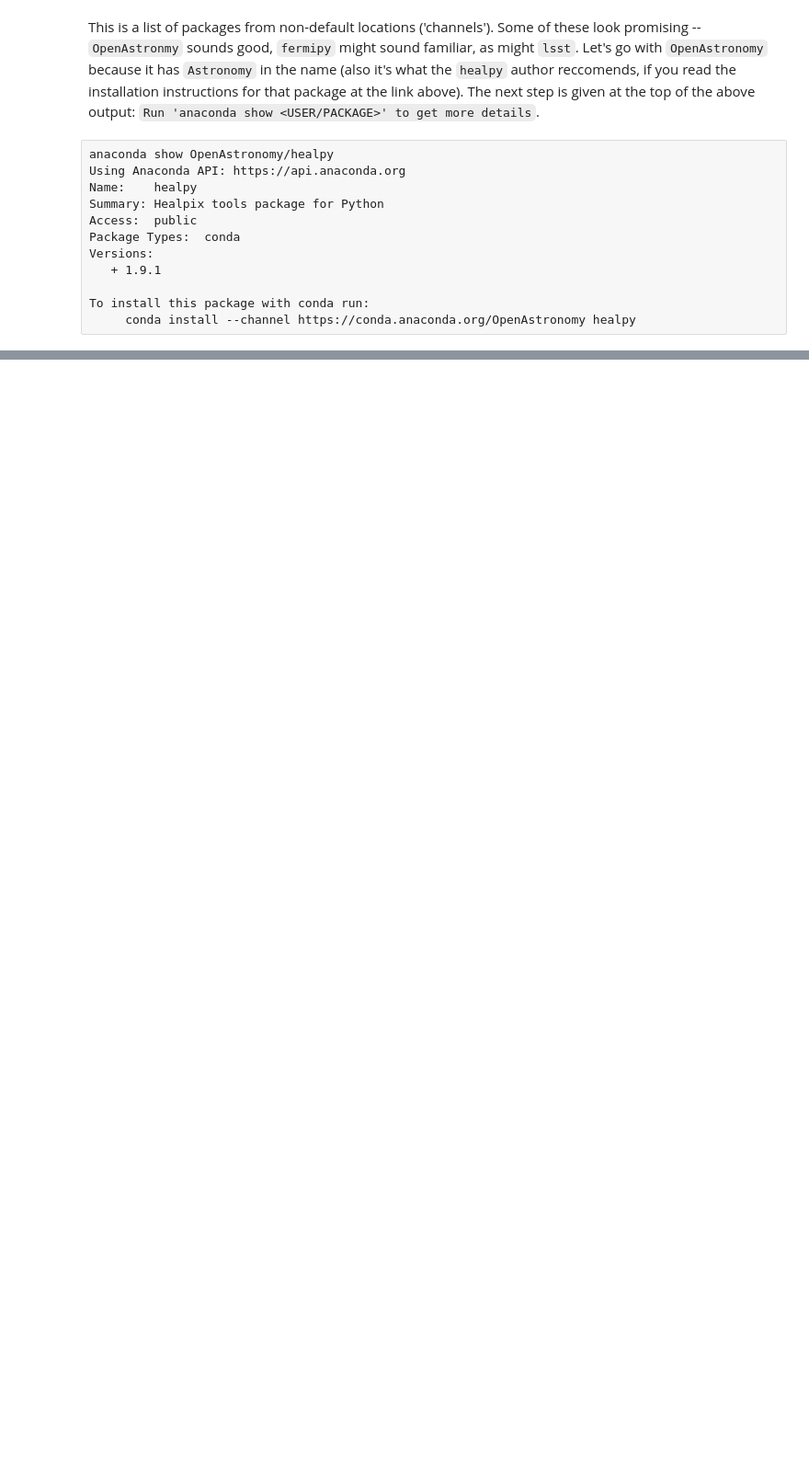
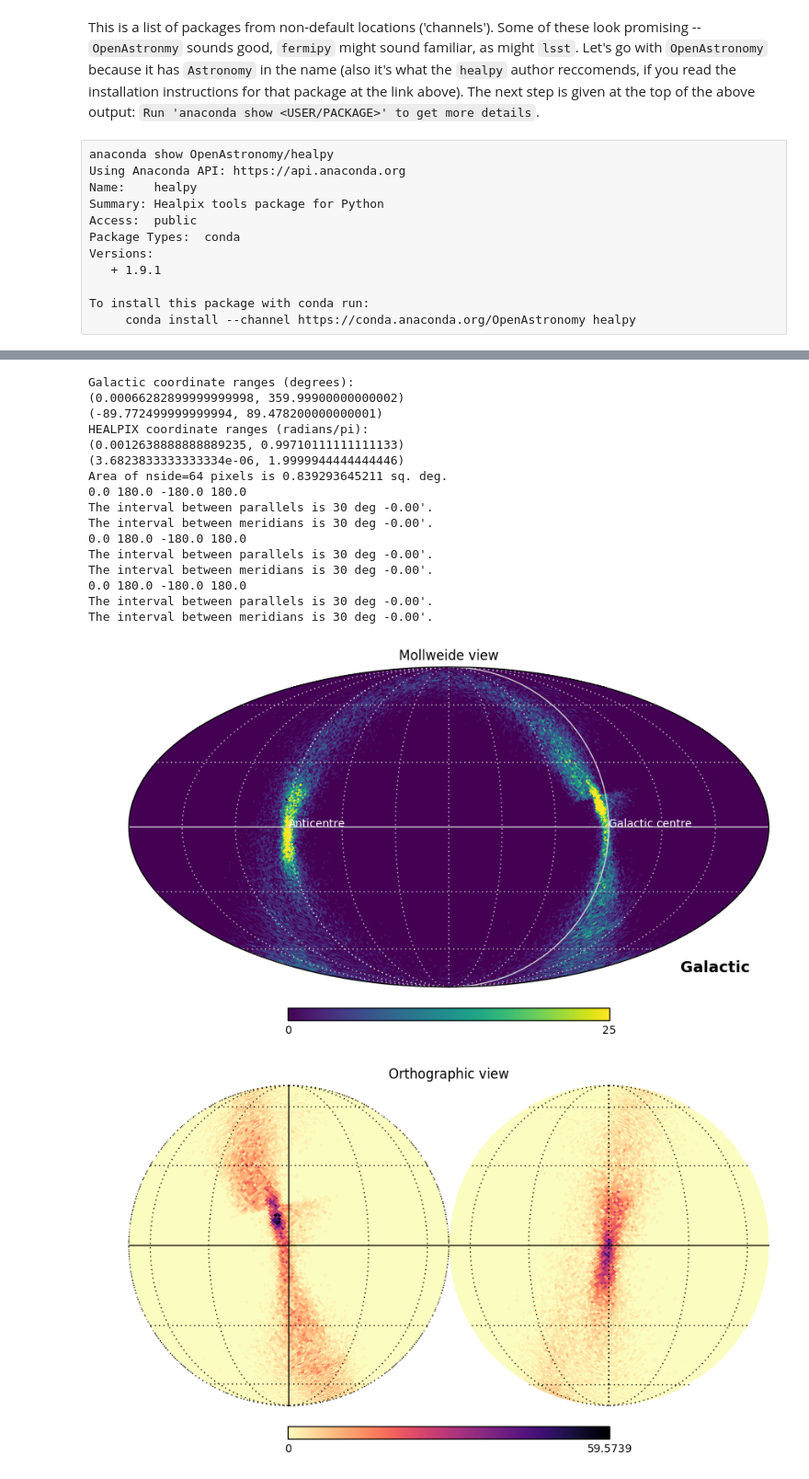
Before and after one commit to apcooper/durham_phd_python, a Jupyter notebook: 03 - Even More Python.ipynb, the cells around one changed output, grey strips where cells are left out. Shown at 92% size. Saved outputs shown, nothing was run; the diff lists cells and outputs as text; code cells hidden in the pictures; blank space fills up the shorter version.

```diff
--- a/03 - Even More Python.ipynb
+++ b/03 - Even More Python.ipynb
@@ -707,31 +826,53 @@ bins   = np.arange(0,npix+1)    # Have to have exactly npix bins!
 # Make the histogram of pixel numbers
 h, _ = np.histogram(pix,bins=bins)
 
+# Convert this to number per square degree
+h = h/pixel_area
+
 # Side note: "_" is a python convention; if something is assigned
 # to "_" it usually means you don't care about that thing; it's an
 # alternative to calling the variable 'junk' or something similar.
 # There is nothing deeply special about the name "_". Here we assign
 # the bins returned by histogram to _, because we already have them
 # in the variable 'bins'.
 
 # Plot a Mollweide projection of the density of stars
 cmap = pl.get_cmap('viridis')
 cmap.set_under('w')
 hp.mollview(h,rot=(90.0,0,0),nest=True,coord='G',cmap=cmap,
-           min=0,max=20)
+            min=0,max=25)
 
 # Add lines
 hp.graticule(c='lightgrey')
 hp.visufunc.projtext(np.pi/2.0,0,'Galactic centre',color='w')
 hp.visufunc.projtext(np.pi/2.0,np.pi,'Anticentre',color='w')
 
 # Plot an 'orthographic' view
 cmap = pl.get_cmap('magma_r')
 cmap.set_under('w')
 hp.orthview(h,nest=True,cmap=cmap)
 hp.graticule(c='k')
 
 # Plot a Mollweide projection again, with graticule lines showing
 # RA and DEC coordinates
 hp.mollview(h,nest=True,coord='G',cmap='viridis',title='Galactic coordinates, equatorial graticule')
 hp.graticule(coord='E',c='lightgrey')
+# %% [output]
+Galactic coordinate ranges (degrees):
+(0.00066282899999999998, 359.99900000000002)
+(-89.772499999999994, 89.478200000000001)
+HEALPIX coordinate ranges (radians/pi):
+(0.0012638888888889235, 0.99710111111111133)
+(3.6823833333333334e-06, 1.9999944444444446)
+Area of nside=64 pixels is 0.839293645211 sq. deg.
+0.0 180.0 -180.0 180.0
+The interval between parallels is 30 deg -0.00'.
+The interval between meridians is 30 deg -0.00'.
+0.0 180.0 -180.0 180.0
+The interval between parallels is 30 deg -0.00'.
+The interval between meridians is 30 deg -0.00'.
+0.0 180.0 -180.0 180.0
+The interval between parallels is 30 deg -0.00'.
+The interval between meridians is 30 deg -0.00'.
+[figure, added]
+[figure, added]
```
Also changed, not shown: parts of 47 cells of this notebook.
